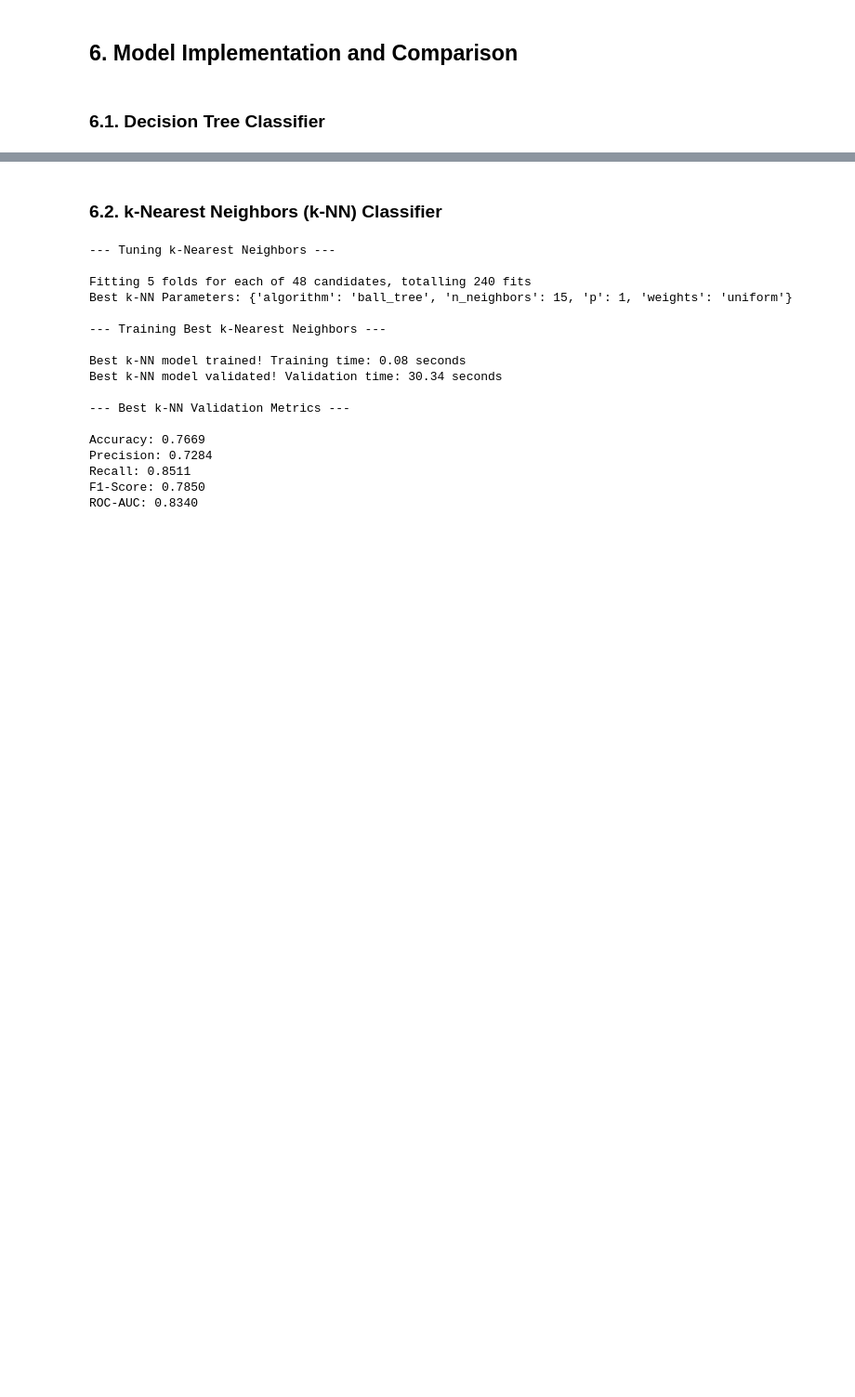
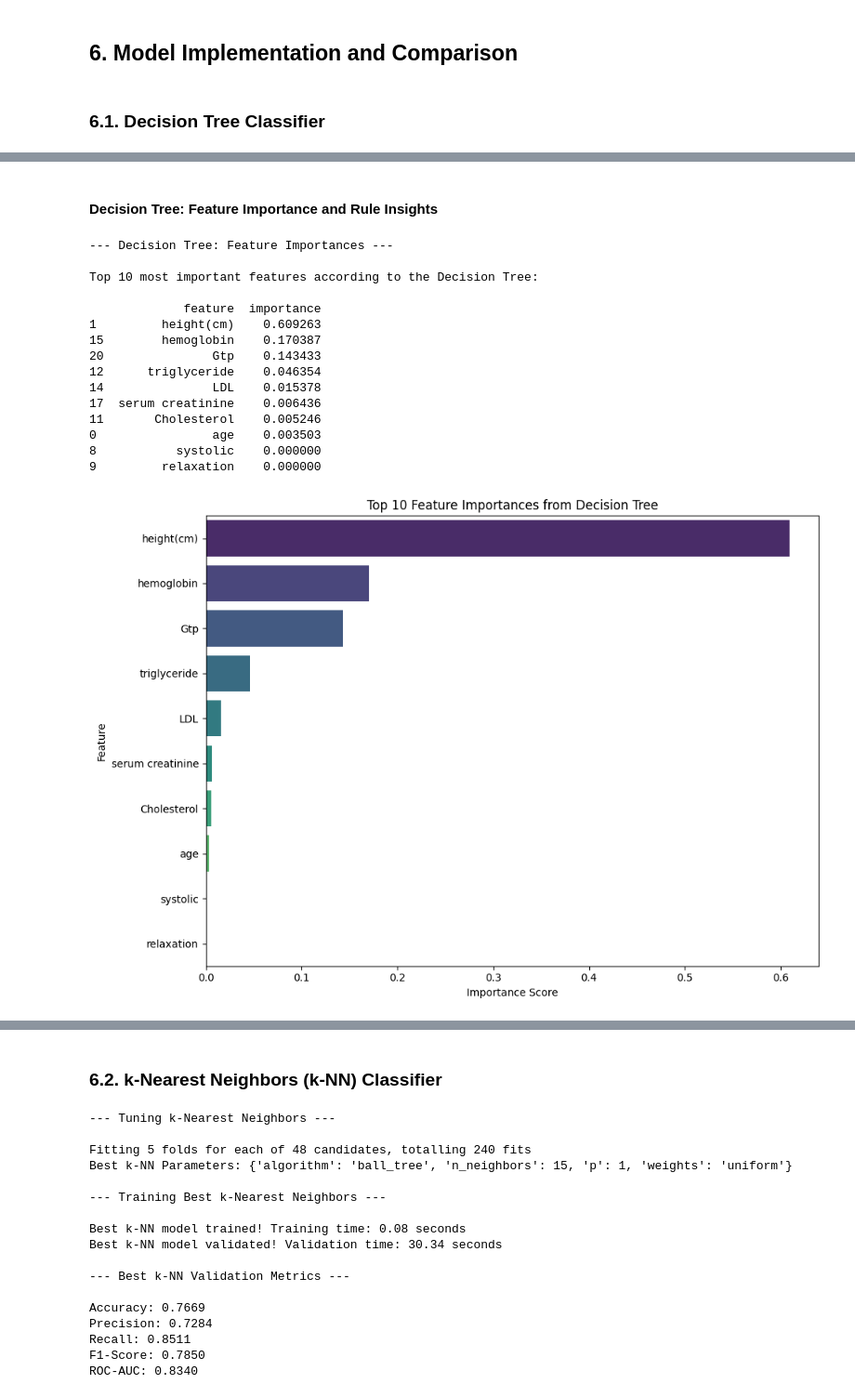
Before and after one commit to bernas013/Project2-AI, a Jupyter notebook: Project_AI_2.ipynb, the cells around one changed output, grey strips where cells are left out. Shown at 93% size. Drawn from its saved outputs; the diff is of its cells as text; code cells hidden in the pictures; blank space fills up the shorter version.

Commit message:
Added Decidion Tree must important features

```diff
--- a/Project_AI_2.ipynb
+++ b/Project_AI_2.ipynb
@@ -493,0 +495,41 @@ ROC-AUC: 0.8096
+# %% [markdown]
+#### Decision Tree: Feature Importance and Rule Insights
+# %%
+if 'best_dt_classifier' in locals() and hasattr(best_dt_classifier, 'feature_importances_') and 'X_train_processed' in locals():
+    print("\n--- Decision Tree: Feature Importances ---\n")
+    importances_dt = best_dt_classifier.feature_importances_
+    feature_names_dt = X_train_processed.columns
+
+    feature_importance_df_dt = pd.DataFrame({'feature': feature_names_dt, 'importance': importances_dt})
+    feature_importance_df_dt = feature_importance_df_dt.sort_values(by='importance', ascending=False)
+
+    print("Top 10 most important features according to the Decision Tree:\n")
+    print(feature_importance_df_dt.head(10))
+    print("\n")
+
+    plt.figure(figsize=(10, 7))
+    sns.barplot(x='importance', y='feature', data=feature_importance_df_dt.head(10), palette='viridis')
+    plt.title('Top 10 Feature Importances from Decision Tree')
+    plt.xlabel('Importance Score')
+    plt.ylabel('Feature')
+    plt.tight_layout()
+    plt.show()
+else:
+    print("Decision Tree model ('best_dt_classifier') or 'X_train_processed' not found or model has no feature_importances_.")
+# %% [output]
+--- Decision Tree: Feature Importances ---
+
+Top 10 most important features according to the Decision Tree:
+
+             feature  importance
+1         height(cm)    0.609263
+15        hemoglobin    0.170387
+20               Gtp    0.143433
+12      triglyceride    0.046354
+14               LDL    0.015378
+17  serum creatinine    0.006436
+11       Cholesterol    0.005246
+0                age    0.003503
+8           systolic    0.000000
+9         relaxation    0.000000
+[figure, added]
```
Also changed, not shown: parts of 7 cells of this notebook.
